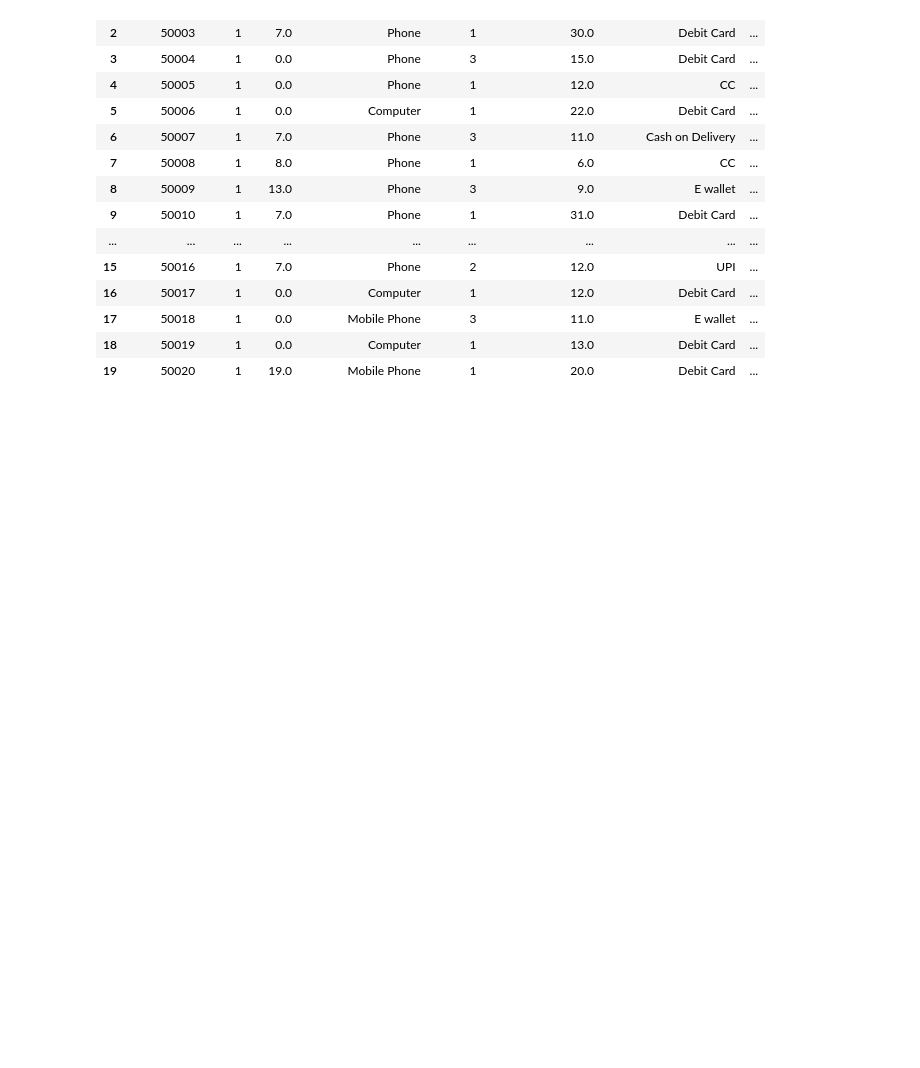
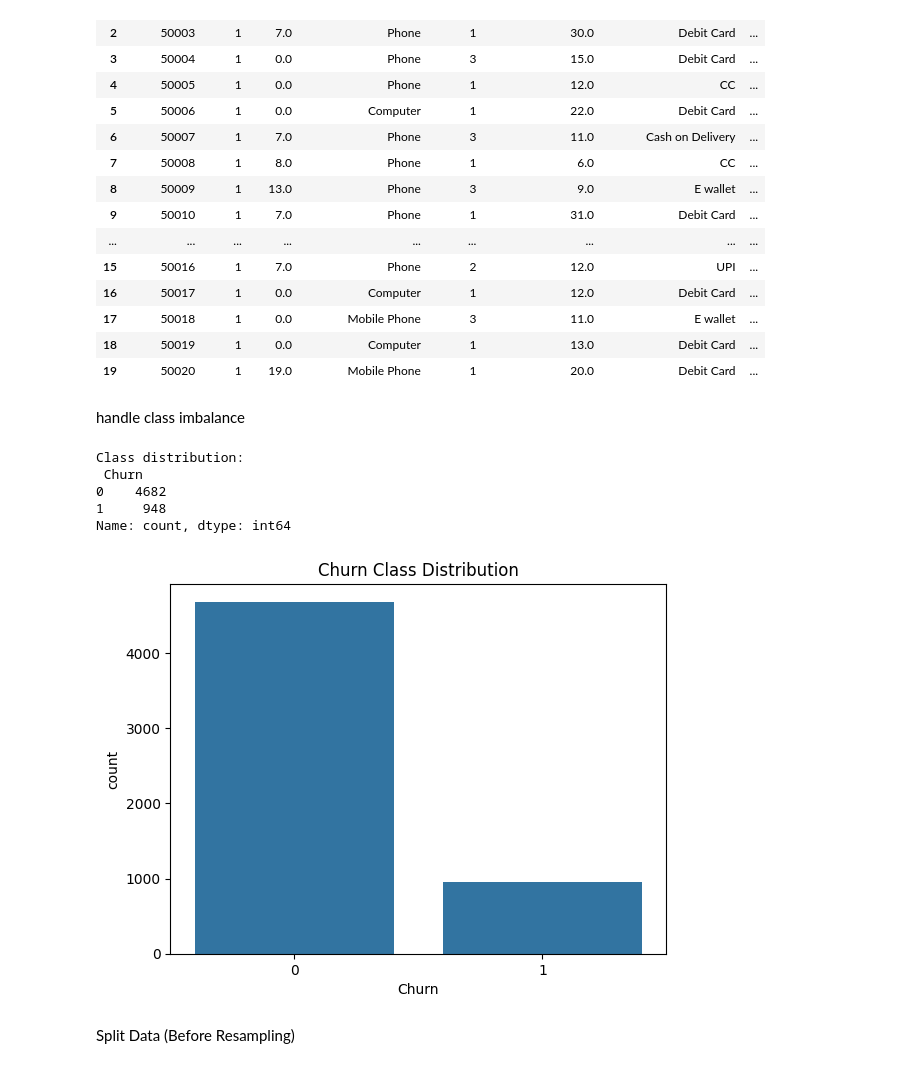
Before and after one commit to errortax/Thesis_1, a Jupyter notebook: work1.ipynb, the cells around one changed output. Saved outputs shown, nothing was run; the diff lists cells and outputs as text; code cells hidden in the pictures; blank space fills up the shorter version.

```diff
--- a/work1.ipynb
+++ b/work1.ipynb
@@ -507,3 +510,27 @@ df.head(20)
 | 17 | 50018 | 1 | 0.0 | Mobile Phone | 3 | 11.0 | E wallet | ... |
 | 18 | 50019 | 1 | 0.0 | Computer | 1 | 13.0 | Debit Card | ... |
 | 19 | 50020 | 1 | 19.0 | Mobile Phone | 1 | 20.0 | Debit Card | ... |
+# %% [markdown]
+handle class imbalance
+# %%
+import pandas as pd
+import matplotlib.pyplot as plt
+import seaborn as sns
+
+# Assuming df is your cleaned DataFrame
+churn_counts = df['Churn'].value_counts()
+print("Class distribution:\n", churn_counts)
+
+# Visualize
+sns.countplot(x='Churn', data=df)
+plt.title("Churn Class Distribution")
+plt.show()
+# %% [output]
+Class distribution:
+ Churn
+0    4682
+1     948
+Name: count, dtype: int64
+[figure, added]
+# %% [markdown]
+Split Data (Before Resampling)
```
Also changed, not shown: parts of 46 cells of this notebook.
